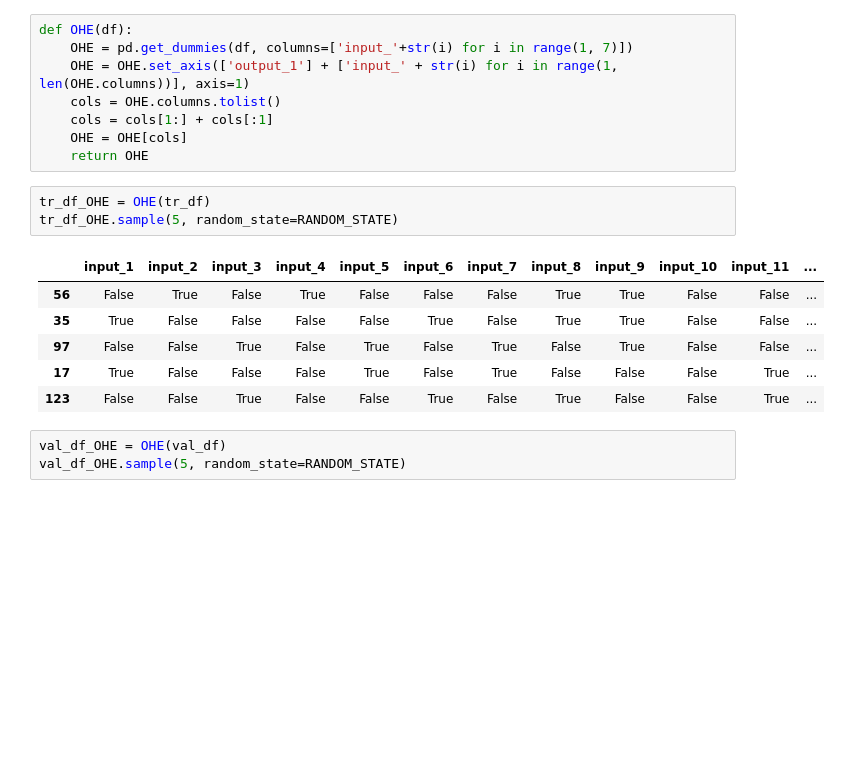
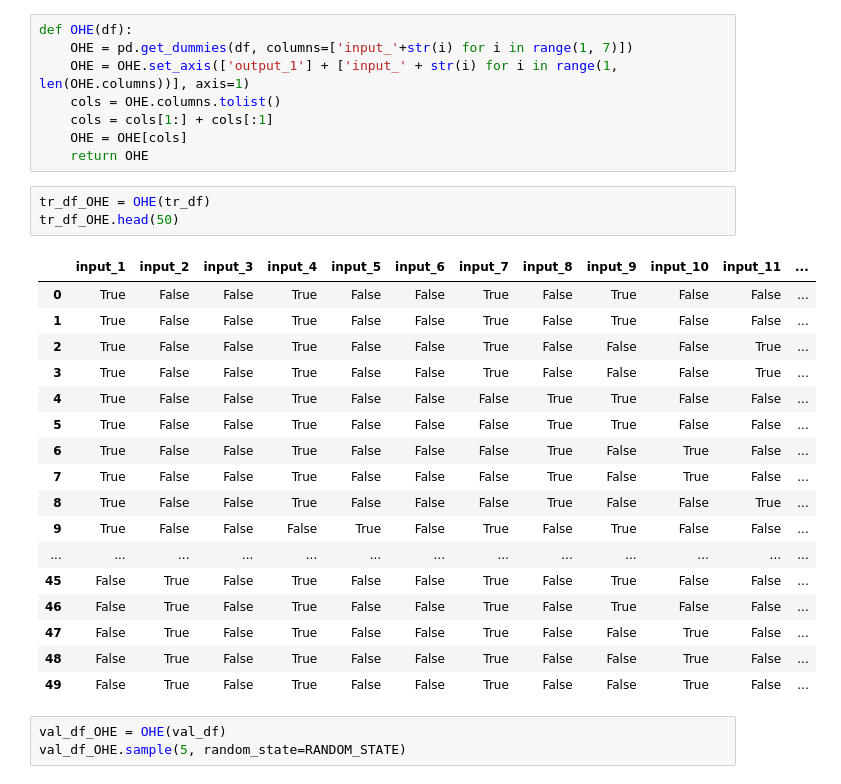
Before and after one commit to JacopoRaffi/ML_Proj_NN, a Jupyter notebook: notebook/nn_test_monk_1.ipynb, the cells around one changed output. Drawn from its saved outputs; the diff is of its cells as text; blank space fills up the shorter version.

```diff
--- a/notebook/nn_test_monk_1.ipynb
+++ b/notebook/nn_test_monk_1.ipynb
@@ -38,14 +38,25 @@ def OHE(df):
     return OHE
 # %%
 tr_df_OHE = OHE(tr_df)
-tr_df_OHE.sample(5, random_state=RANDOM_STATE)
+tr_df_OHE.head(50)
 # %% [output]
 |  | input_1 | input_2 | input_3 | input_4 | input_5 | input_6 | input_7 | input_8 | input_9 | input_10 | input_11 | ... |
-| 56 | False | True | False | True | False | False | False | True | True | False | False | ... |
-| 35 | True | False | False | False | False | True | False | True | True | False | False | ... |
-| 97 | False | False | True | False | True | False | True | False | True | False | False | ... |
-| 17 | True | False | False | False | True | False | True | False | False | False | True | ... |
-| 123 | False | False | True | False | False | True | False | True | False | False | True | ... |
+| 0 | True | False | False | True | False | False | True | False | True | False | False | ... |
+| 1 | True | False | False | True | False | False | True | False | True | False | False | ... |
+| 2 | True | False | False | True | False | False | True | False | False | False | True | ... |
+| 3 | True | False | False | True | False | False | True | False | False | False | True | ... |
+| 4 | True | False | False | True | False | False | False | True | True | False | False | ... |
+| 5 | True | False | False | True | False | False | False | True | True | False | False | ... |
+| 6 | True | False | False | True | False | False | False | True | False | True | False | ... |
+| 7 | True | False | False | True | False | False | False | True | False | True | False | ... |
+| 8 | True | False | False | True | False | False | False | True | False | False | True | ... |
+| 9 | True | False | False | False | True | False | True | False | True | False | False | ... |
+| ... | ... | ... | ... | ... | ... | ... | ... | ... | ... | ... | ... | ... |
+| 45 | False | True | False | True | False | False | True | False | True | False | False | ... |
+| 46 | False | True | False | True | False | False | True | False | True | False | False | ... |
+| 47 | False | True | False | True | False | False | True | False | False | True | False | ... |
+| 48 | False | True | False | True | False | False | True | False | False | True | False | ... |
+| 49 | False | True | False | True | False | False | True | False | False | True | False | ... |
 # %%
 val_df_OHE = OHE(val_df)
 val_df_OHE.sample(5, random_state=RANDOM_STATE)
```
Also changed, not shown: parts of 15 cells of this notebook, 1 other file.
